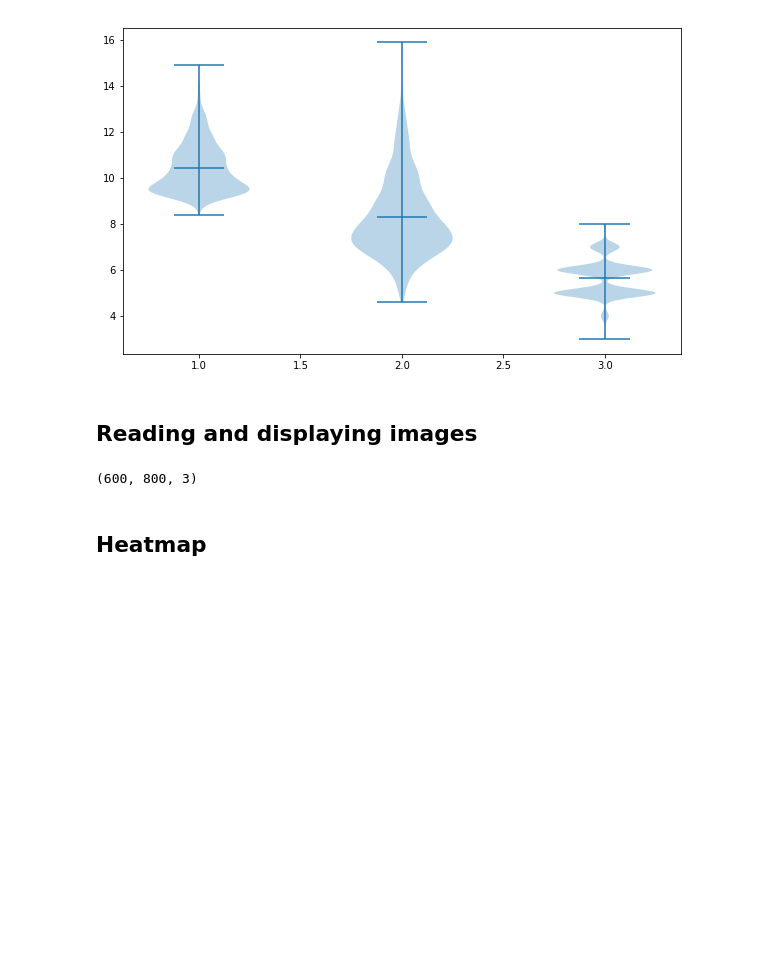
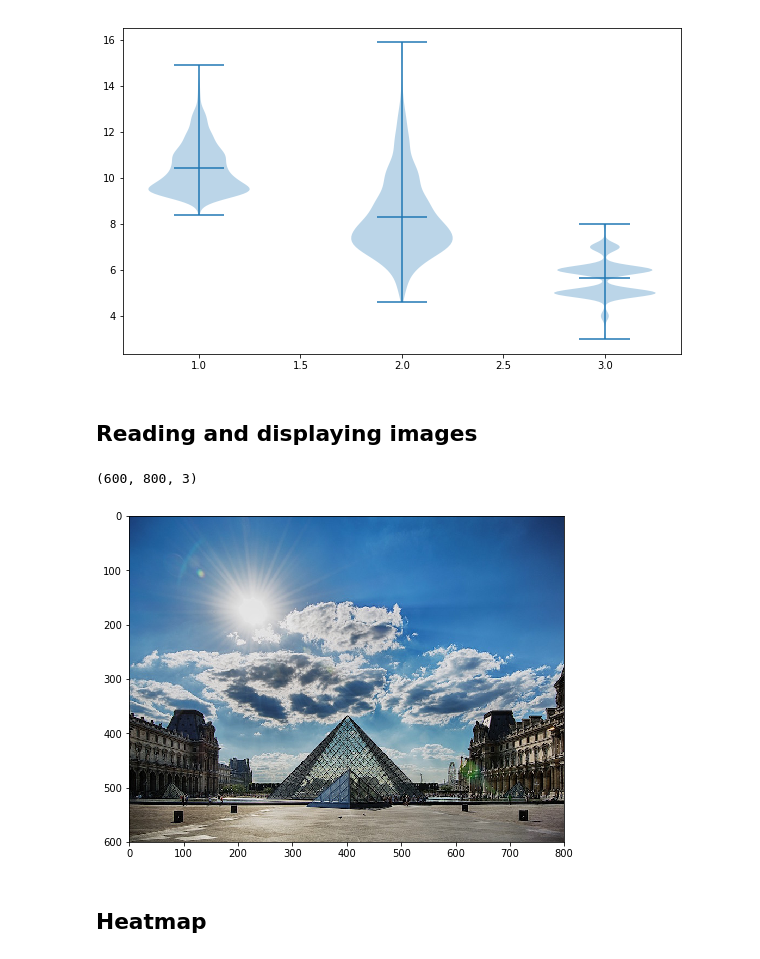
Before and after one commit to allaccountstaken/matplotlib, a Jupyter notebook: basic_plots.ipynb, the cells around one changed output. Cells and saved outputs as stored; diff of their text form; code cells hidden in the pictures; blank space fills up the shorter version.

```diff
--- a/basic_plots.ipynb
+++ b/basic_plots.ipynb
@@ -280,2 +277,8 @@ p
+# %%
+plt.figure(figsize=(10, 6))
+plt.imshow(image)
+plt.show()
+# %% [output]
+[figure, added]
 # %% [markdown]
 ## Heatmap
```
Also changed, not shown: parts of 4 cells of this notebook.
